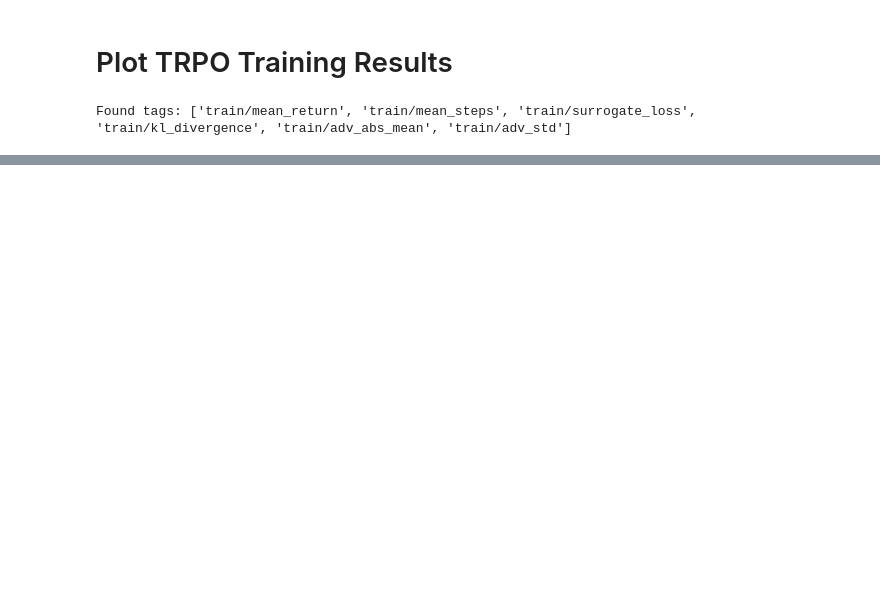
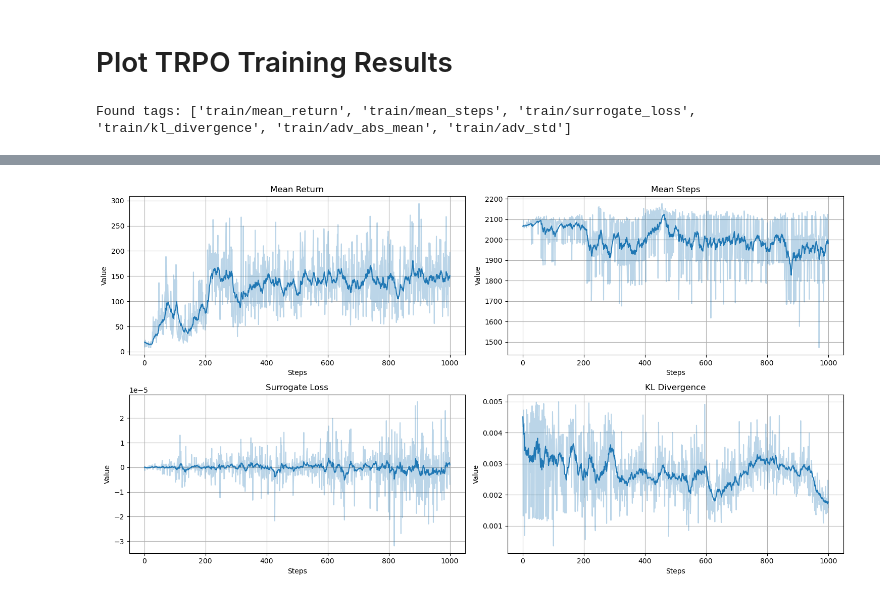
Before and after one commit to VladSarm/RLebowski, a Jupyter notebook: plot_data.ipynb, the cells around one changed output, grey strips where cells are left out. Saved outputs shown, nothing was run; the diff lists cells and outputs as text; code cells hidden in the pictures; blank space fills up the shorter version.

```diff
--- a/plot_data.ipynb
+++ b/plot_data.ipynb
@@ -62,0 +65,67 @@ else:
+# %%
+import os
+import matplotlib.pyplot as plt
+
+target_metrics = ["train/mean_return", "train/mean_steps", "train/kl_divergence", "train/surrogate_loss"]
+
+# Map internal tag names to readable titles explicitly
+title_mapping = {
+    "train/mean_return": "Mean Return",
+    "train/mean_steps": "Mean Steps",
+    "train/kl_divergence": "KL Divergence",
+    "train/surrogate_loss": "Surrogate Loss"
+}
+
+tags = [tag for tag in tags if tag in target_metrics]
+n_tags = len(tags)
+cols = 2
+rows = (n_tags + cols - 1) // cols
+
+fig, axes = plt.subplots(rows, cols, figsize=(15, 4 * rows))
+
+# Because cols=2, `axes` is ALWAYS a NumPy array (at least 1x2)
+axes = axes.flatten()
+
+for i, tag in enumerate(tags):
+    events = event_acc.Scalars(tag)
+    steps = [e.step for e in events]
+    values = [e.value for e in events]
+
+    ax = axes[i]
+    alpha = 0.9
+    smoothed_values = []
+    if values:
+        last = values[0]
+        for v in values:
+            smoothed_val = last * alpha + (1 - alpha) * v
+            smoothed_values.append(smoothed_val)
+            last = smoothed_val
+
+    line, = ax.plot(steps, values, alpha=0.3)
+    ax.plot(steps, smoothed_values, color=line.get_color())
+
+    # Use the readable title from mapping, fallback to a capitalized string if not found
+    readable_title = title_mapping.get(tag, tag.replace('_', ' ').replace('/', ' ').title())
+    ax.set_title(readable_title)
+
+    ax.set_xlabel("Steps")
+    ax.set_ylabel("Value")
+    ax.grid(True)
+
+# Hide any unused subplots
+for j in range(len(tags), len(axes)):
+    fig.delaxes(axes[j])
+
+plt.tight_layout()
+
+# ----------------- WHAT CHANGED -----------------
+# Ensure the 'assets' directory exists safely without errors
+os.makedirs("assets", exist_ok=True)
+
+# Save the plot explicitly before plt.show()
+fig.savefig("assets/training_metrics.png", dpi=300, bbox_inches="tight")
+# ------------------------------------------------
+
+plt.show()
+# %% [output]
+[figure, added]
```
Also changed, not shown: parts of 3 cells of this notebook, 2 other files.
